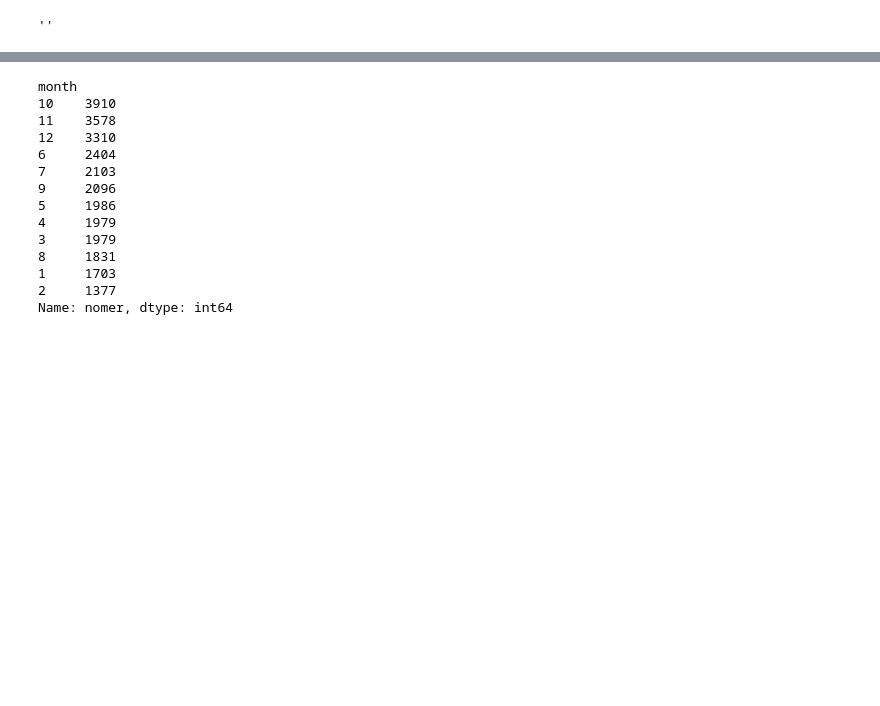
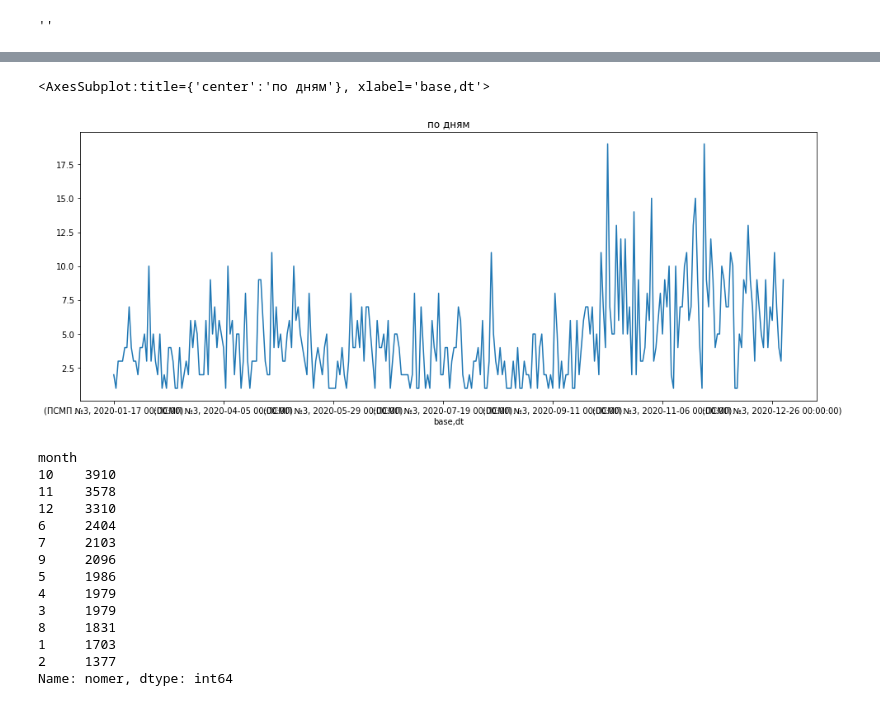
Before and after one commit to kasa10/Digital_Team_Ambulance, a Jupyter notebook: EDA and FE.ipynb, the cells around one changed output, grey strips where cells are left out. Drawn from its saved outputs; the diff is of its cells as text; code cells hidden in the pictures; blank space fills up the shorter version.

```diff
--- a/EDA and FE.ipynb
+++ b/EDA and FE.ipynb
@@ -190,3 +189,9 @@ Name: dt, Length: 35371, dtype: int64
+# %%
+plt.figure(figsize=(16, 6))
+all_data[(all_data.base=='ПСМП №3') & (all_data.year==2020)].groupby(['base' ,'dt'])['nomer'].count().plot(title="по дням")
+# %% [output]
+<AxesSubplot:title={'center':'по дням'}, xlabel='base,dt'>
+[figure, added]
 # %%
 all_data[all_data.year != 2022].groupby(['month'])['nomer'].count().sort_values(ascending=False) # Вызовы по месяцам
 # %% [output]
```
Also changed, not shown: parts of 5 cells of this notebook.
